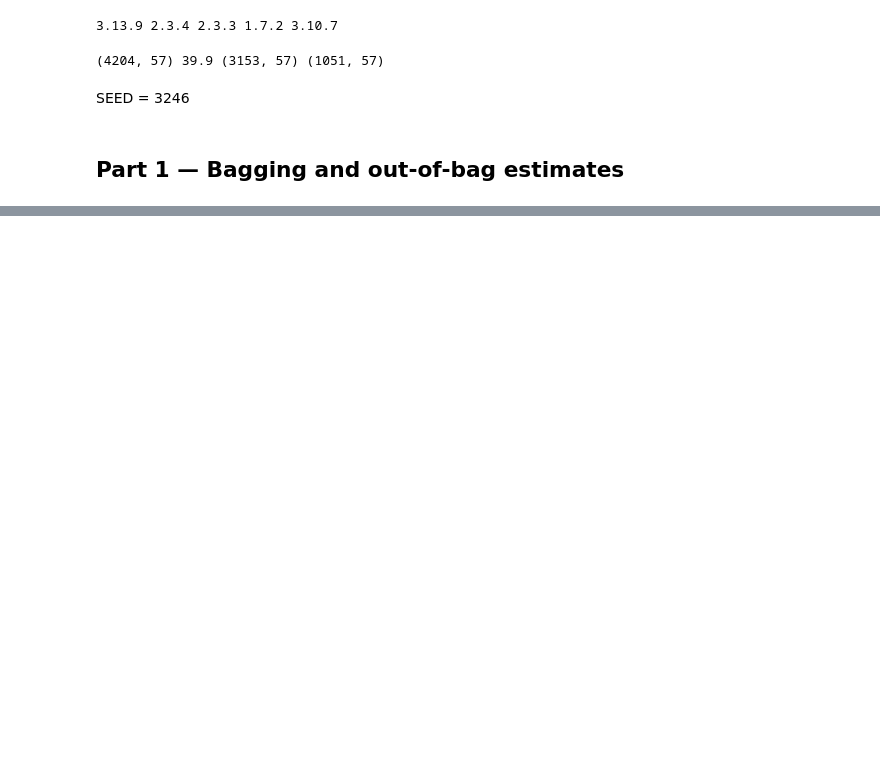
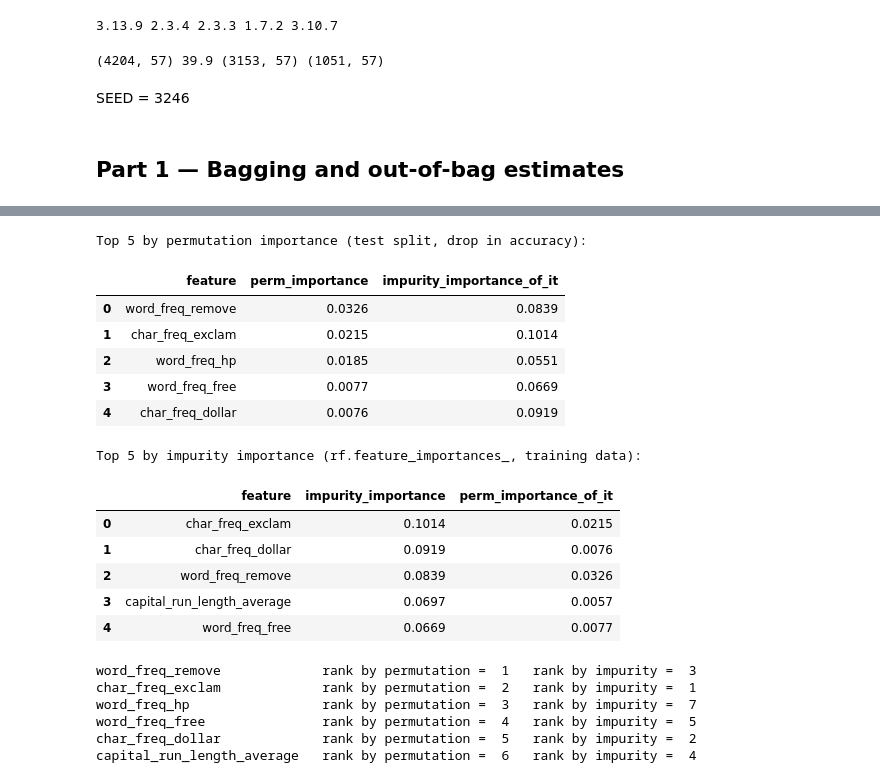
Before and after one commit to ShakenbaevD/SHAKENBAYEV_ML_task_4, a Jupyter notebook: shakenbayev_task4.ipynb, the cells around one changed output, grey strips where cells are left out. Drawn from its saved outputs; the diff is of its cells as text; code cells hidden in the pictures; blank space fills up the shorter version.

```diff
--- a/shakenbayev_task4.ipynb
+++ b/shakenbayev_task4.ipynb
@@ -45,0 +237,39 @@ members = [("lr", lr), ("knn", knn), ("tree", tree)]
+# %%
+from sklearn.inspection import permutation_importance
+
+perm = permutation_importance(rf, X_test, y_test, n_repeats=10, random_state=SEED, scoring="accuracy")
+top_perm = np.argsort(perm.importances_mean)[::-1][:5]
+top_imp = np.argsort(rf.feature_importances_)[::-1][:5]
+print("Top 5 by permutation importance (test split, drop in accuracy):")
+display(pd.DataFrame({"feature": [feature_names[i] for i in top_perm],
+                      "perm_importance": perm.importances_mean[top_perm].round(4),
+                      "impurity_importance_of_it": rf.feature_importances_[top_perm].round(4)}))
+print("Top 5 by impurity importance (rf.feature_importances_, training data):")
+display(pd.DataFrame({"feature": [feature_names[i] for i in top_imp],
+                      "impurity_importance": rf.feature_importances_[top_imp].round(4),
+                      "perm_importance_of_it": perm.importances_mean[top_imp].round(4)}))
+rank_perm = {feature_names[i]: r + 1 for r, i in enumerate(np.argsort(perm.importances_mean)[::-1])}
+rank_imp = {feature_names[i]: r + 1 for r, i in enumerate(np.argsort(rf.feature_importances_)[::-1])}
+for f in dict.fromkeys([feature_names[i] for i in list(top_perm) + list(top_imp)]):
+    print(f"{f:28s} rank by permutation = {rank_perm[f]:2d}   rank by impurity = {rank_imp[f]:2d}")
+# %% [output]
+Top 5 by permutation importance (test split, drop in accuracy):
+|  | feature | perm_importance | impurity_importance_of_it |
+| 0 | word_freq_remove | 0.0326 | 0.0839 |
+| 1 | char_freq_exclam | 0.0215 | 0.1014 |
+| 2 | word_freq_hp | 0.0185 | 0.0551 |
+| 3 | word_freq_free | 0.0077 | 0.0669 |
+| 4 | char_freq_dollar | 0.0076 | 0.0919 |
+Top 5 by impurity importance (rf.feature_importances_, training data):
+|  | feature | impurity_importance | perm_importance_of_it |
+| 0 | char_freq_exclam | 0.1014 | 0.0215 |
+| 1 | char_freq_dollar | 0.0919 | 0.0076 |
+| 2 | word_freq_remove | 0.0839 | 0.0326 |
+| 3 | capital_run_length_average | 0.0697 | 0.0057 |
+| 4 | word_freq_free | 0.0669 | 0.0077 |
+word_freq_remove             rank by permutation =  1   rank by impurity =  3
+char_freq_exclam             rank by permutation =  2   rank by impurity =  1
+word_freq_hp                 rank by permutation =  3   rank by impurity =  7
+word_freq_free               rank by permutation =  4   rank by impurity =  5
+char_freq_dollar             rank by permutation =  5   rank by impurity =  2
+capital_run_length_average   rank by permutation =  6   rank by impurity =  4
```
Also changed, not shown: parts of 14 cells of this notebook.
